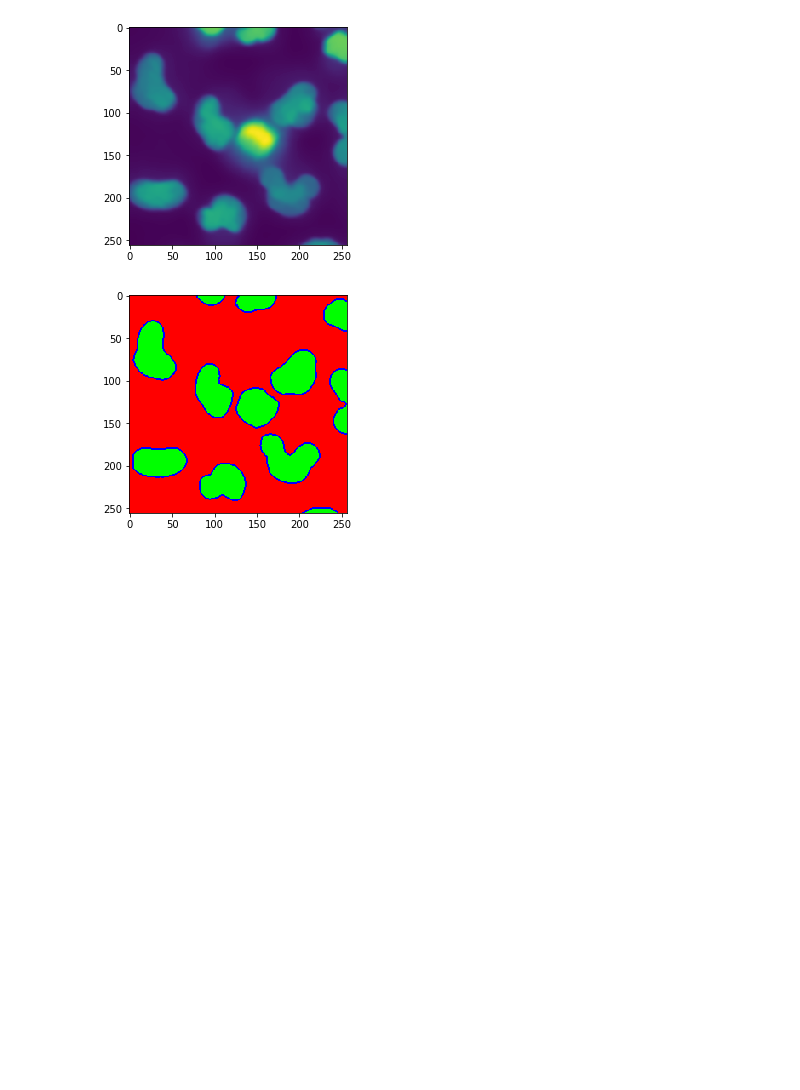
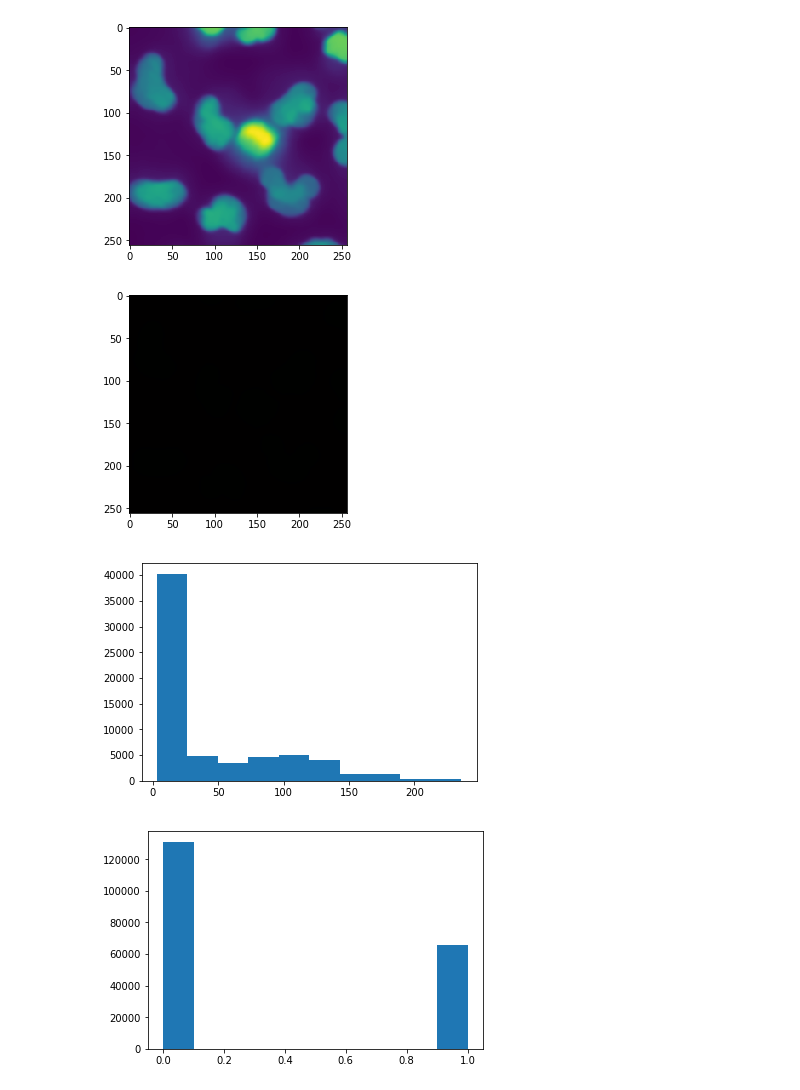
Before and after one commit to jr0th/segmentation, a Jupyter notebook: code/preprocessing/preprocessing_set03_step03.ipynb, the cells around one changed output. Drawn from its saved outputs; the diff is of its cells as text; code cells hidden in the pictures; blank space fills up the shorter version.

```diff
--- a/code/preprocessing/preprocessing_set03_step03.ipynb
+++ b/code/preprocessing/preprocessing_set03_step03.ipynb
@@ -93,16 +94,25 @@ for i in range(len(in_dirs_labels)):
 # %%
 %matplotlib inline
 import matplotlib.pyplot as plt
 
-img_y = skimage.io.imread('/home/jr0th/github/segmentation/data/set03/test/y/all/r01c01f01p01-ch1sk1fk1fl1_0_0.png')
-img_x = skimage.io.imread('/home/jr0th/github/segmentation/data/set03/test/x/all/r01c01f01p01-ch1sk1fk1fl1_0_0.png')
+img_y = skimage.io.imread('/home/jr0th/github/segmentation/data/set03/validation/y/all/r01c01f01p01-ch1sk1fk1fl1_0_0.png')
+img_x = skimage.io.imread('/home/jr0th/github/segmentation/data/set03/validation/x/all/r01c01f01p01-ch1sk1fk1fl1_0_0.png')
 
 plt.figure()
 plt.imshow(img_x)
 plt.show()
 plt.figure()
 plt.imshow(img_y)
 plt.show()
+
+plt.figure()
+plt.hist(img_x.flatten())
+plt.show()
+plt.figure()
+plt.hist(img_y.flatten())
+plt.show()
 # %% [output]
 [figure]
-[figure, old version]
+[figure, new version]
+[figure, added]
+[figure, added]
```
Also changed, not shown: parts of 2 cells of this notebook, 2 other files.
